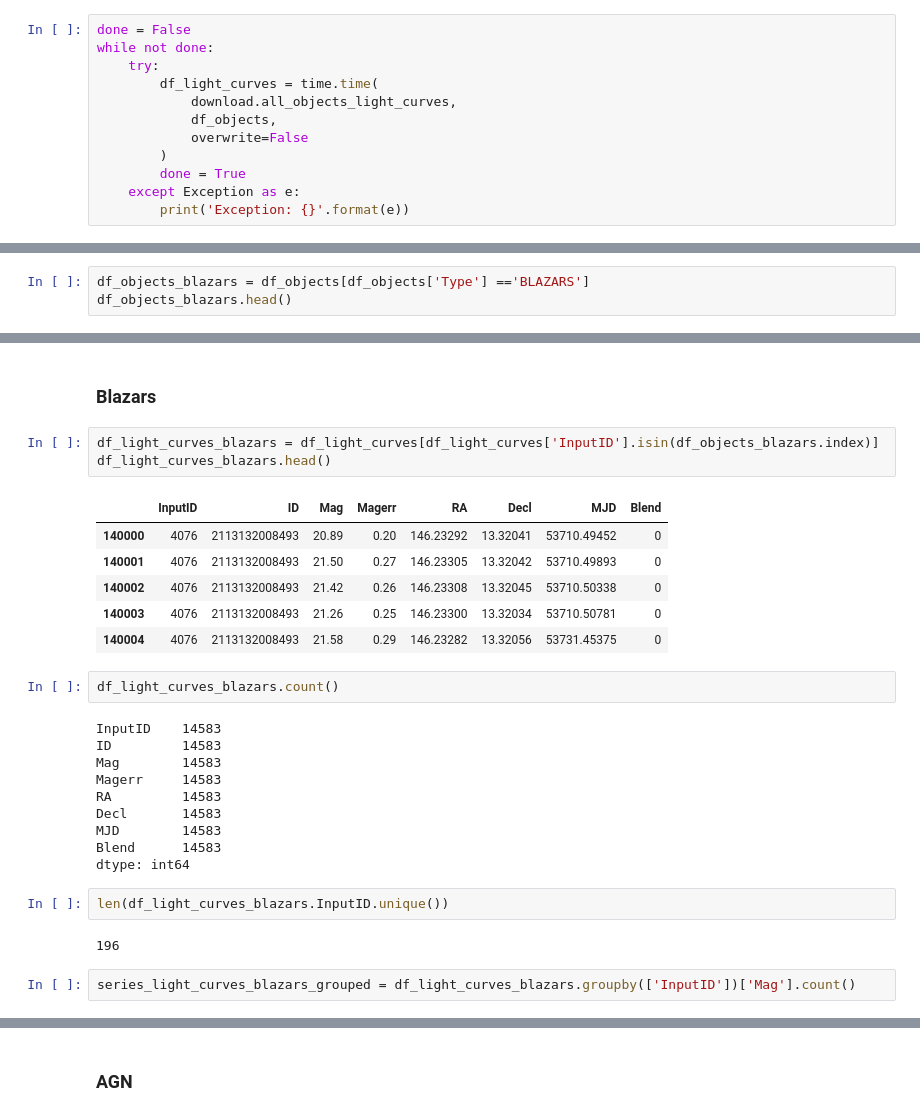
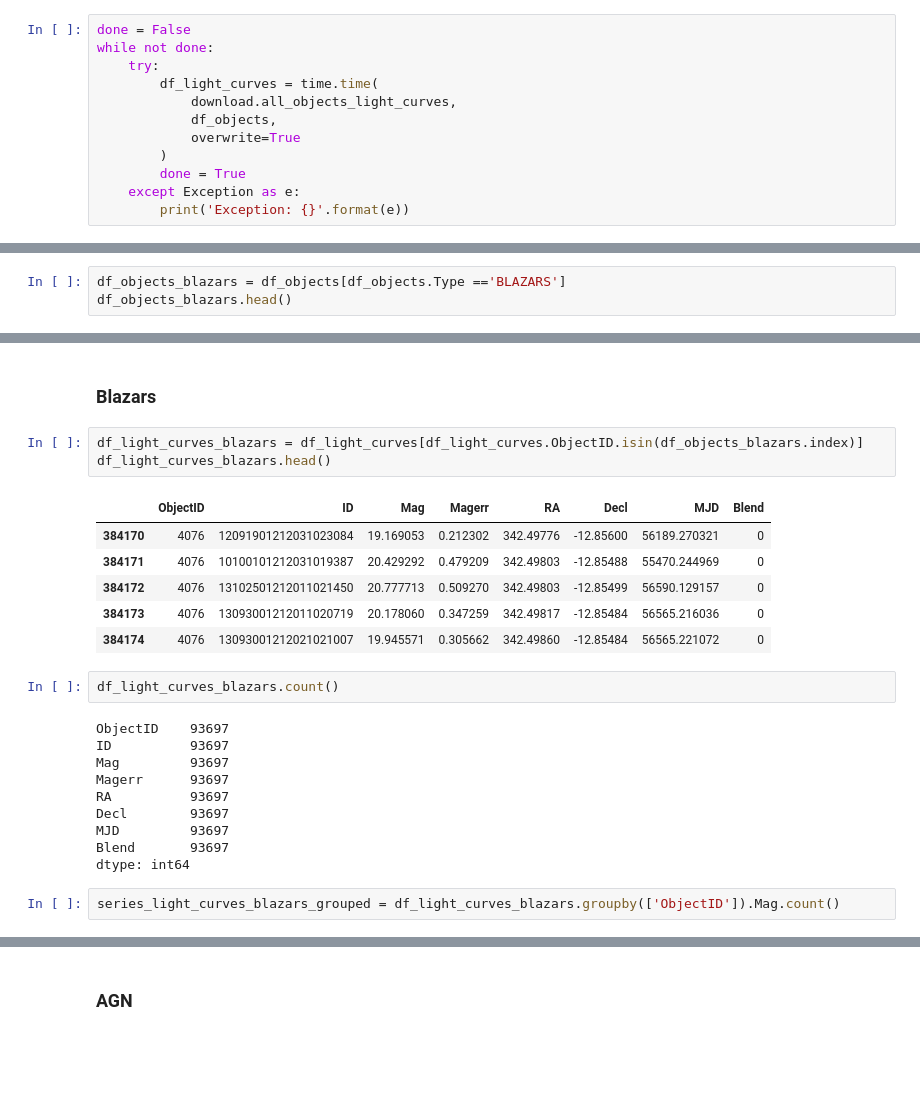
Before and after one commit to diegoalejogm/transient-recognition-lsst, a Jupyter notebook: notebooks/CRTS/CRTS Data Download & Exploration.ipynb, the cells around one changed output, grey strips where cells are left out. Cells and saved outputs as stored; diff of their text form; blank space fills up the shorter version.

```diff
--- a/notebooks/CRTS/CRTS Data Download & Exploration.ipynb
+++ b/notebooks/CRTS/CRTS Data Download & Exploration.ipynb
@@ -32,7 +44,7 @@ while not done:
         df_light_curves = time.time(
             download.all_objects_light_curves,
             df_objects,
-            overwrite=False
+            overwrite=True
         )
         done = True
     except Exception as e:
@@ -124,7 +143,7 @@ dtype: int64
 # %% [markdown]
 ### Blazars
 # %%
-df_objects_blazars = df_objects[df_objects['Type'] =='BLAZARS']
+df_objects_blazars = df_objects[df_objects.Type =='BLAZARS']
 df_objects_blazars.head()
 # %% [output]
 |  | clas | date | dec | ra | Type |
@@ -260,33 +271,29 @@ len(series_light_curves_cv_grouped[series_light_curves_cv_grouped > 10].index)
 # %% [markdown]
 ### Blazars
 # %%
-df_light_curves_blazars = df_light_curves[df_light_curves['InputID'].isin(df_objects_blazars.index)]
+df_light_curves_blazars = df_light_curves[df_light_curves.ObjectID.isin(df_objects_blazars.index)]
 df_light_curves_blazars.head()
 # %% [output]
-|  | InputID | ID | Mag | Magerr | RA | Decl | MJD | Blend |
-| 140000 | 4076 | 2113132008493 | 20.89 | 0.20 | 146.23292 | 13.32041 | 53710.49452 | 0 |
-| 140001 | 4076 | 2113132008493 | 21.50 | 0.27 | 146.23305 | 13.32042 | 53710.49893 | 0 |
-| 140002 | 4076 | 2113132008493 | 21.42 | 0.26 | 146.23308 | 13.32045 | 53710.50338 | 0 |
-| 140003 | 4076 | 2113132008493 | 21.26 | 0.25 | 146.23300 | 13.32034 | 53710.50781 | 0 |
-| 140004 | 4076 | 2113132008493 | 21.58 | 0.29 | 146.23282 | 13.32056 | 53731.45375 | 0 |
+|  | ObjectID | ID | Mag | Magerr | RA | Decl | MJD | Blend |
+| 384170 | 4076 | 12091901212031023084 | 19.169053 | 0.212302 | 342.49776 | -12.85600 | 56189.270321 | 0 |
+| 384171 | 4076 | 10100101212031019387 | 20.429292 | 0.479209 | 342.49803 | -12.85488 | 55470.244969 | 0 |
+| 384172 | 4076 | 13102501212011021450 | 20.777713 | 0.509270 | 342.49803 | -12.85499 | 56590.129157 | 0 |
+| 384173 | 4076 | 13093001212011020719 | 20.178060 | 0.347259 | 342.49817 | -12.85484 | 56565.216036 | 0 |
+| 384174 | 4076 | 13093001212021021007 | 19.945571 | 0.305662 | 342.49860 | -12.85484 | 56565.221072 | 0 |
 # %%
 df_light_curves_blazars.count()
 # %% [output]
-InputID    14583
-ID         14583
-Mag        14583
-Magerr     14583
-RA         14583
-Decl       14583
-MJD        14583
-Blend      14583
+ObjectID    93697
+ID          93697
+Mag         93697
+Magerr      93697
+RA          93697
+Decl        93697
+MJD         93697
+Blend       93697
 dtype: int64
-# %%
-len(df_light_curves_blazars.InputID.unique())
-# %% [output]
-196
 # %%
-series_light_curves_blazars_grouped = df_light_curves_blazars.groupby(['InputID'])['Mag'].count()
+series_light_curves_blazars_grouped = df_light_curves_blazars.groupby(['ObjectID']).Mag.count()
 # %%
 series_light_curves_blazars_grouped.describe()
 # %% [output]
```
Also changed, not shown: parts of 35 cells of this notebook, 2 other files.
